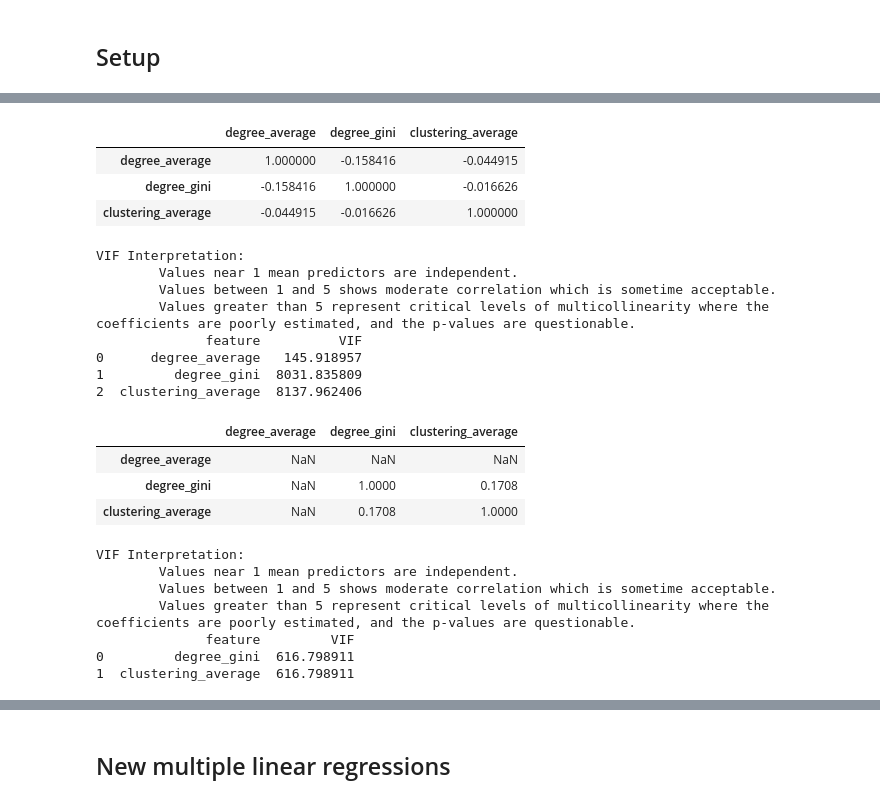
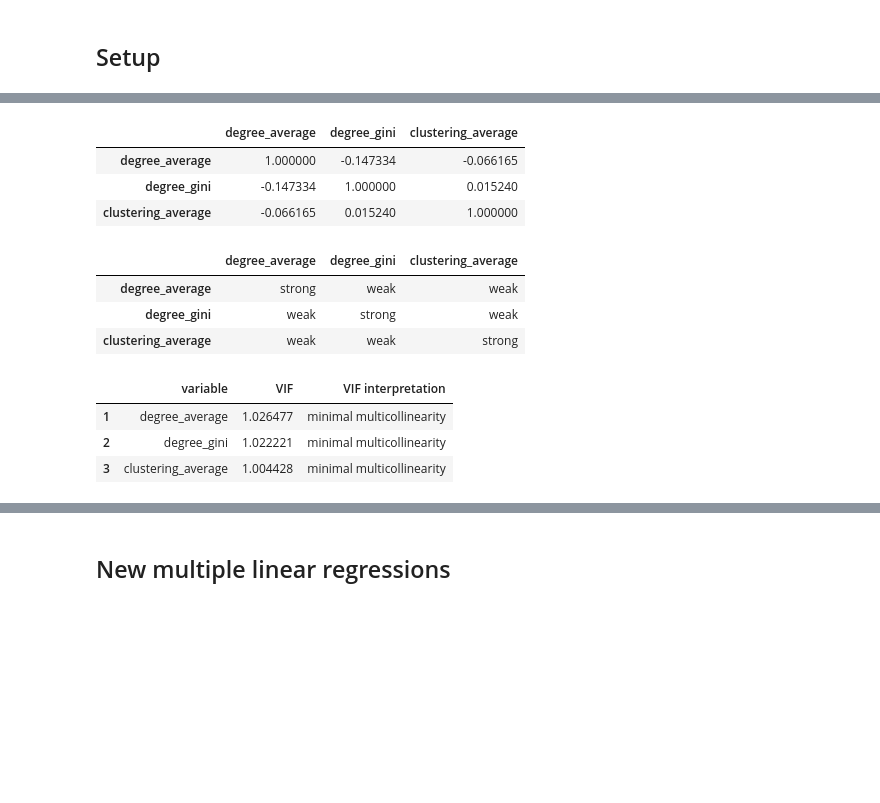
Before and after one commit to HeinDuijf/NetworkInequality, a Jupyter notebook: playground_stats.ipynb, the cells around one changed output, grey strips where cells are left out. Cells and saved outputs as stored; diff of their text form; code cells hidden in the pictures; blank space fills up the shorter version.

Commit message:
reran for larger simulation dataset, fixed vif calculations

```diff
--- a/playground_stats.ipynb
+++ b/playground_stats.ipynb
@@ -60,36 +44,0 @@ def vif(
-# %%
-columns_corr = ["degree_average", "degree_gini",'clustering_average']
-df_densify[columns_corr].corr()
-# %% [output]
-|  | degree_average | degree_gini | clustering_average |
-| degree_average | 1.000000 | -0.158416 | -0.044915 |
-| degree_gini | -0.158416 | 1.000000 | -0.016626 |
-| clustering_average | -0.044915 | -0.016626 | 1.000000 |
-# %%
-vif(df_densify)
-# %% [output]
-VIF Interpretation:
-        Values near 1 mean predictors are independent.
-        Values between 1 and 5 shows moderate correlation which is sometime acceptable.
-        Values greater than 5 represent critical levels of multicollinearity where the coefficients are poorly estimated, and the p-values are questionable.
-              feature          VIF
-0      degree_average   145.918957
-1         degree_gini  8031.835809
-2  clustering_average  8137.962406
-# %%
-df_equalize[columns_corr].corr()
-# %% [output]
-|  | degree_average | degree_gini | clustering_average |
-| degree_average | NaN | NaN | NaN |
-| degree_gini | NaN | 1.0000 | 0.1708 |
-| clustering_average | NaN | 0.1708 | 1.0000 |
-# %%
-vif(df_equalize, columns_corr=["degree_gini", "clustering_average"])
-# %% [output]
-VIF Interpretation:
-        Values near 1 mean predictors are independent.
-        Values between 1 and 5 shows moderate correlation which is sometime acceptable.
-        Values greater than 5 represent critical levels of multicollinearity where the coefficients are poorly estimated, and the p-values are questionable.
-              feature         VIF
-0         degree_gini  616.798911
-1  clustering_average  616.798911
@@ -95,0 +83,42 @@ VIF Interpretation:
+# %%
+def pearson_interpretation(
+      score: float
+) -> str:
+    score_abs = abs(score)
+    if score_abs == 0:
+        return "no "
+    elif score_abs <= 0.3:
+        return "weak"
+    elif score_abs <= 0.5:
+        return "medium"
+    elif score_abs <= 1:
+        return "strong"
+    else:
+        return "error"
+
+def compute_correlations(
+    df: pd.DataFrame,
+    columns_corr: list[str] = ["degree_average", "degree_gini",'clustering_average'],
+) -> None:
+    df_corr = df[columns_corr].corr(method='pearson')
+    display(df_corr)
+    df_corr_interpretation = df_corr.map(pearson_interpretation)
+    display(df_corr_interpretation)
+# %%
+df_densify = pd.read_csv("data/simulation_densify.csv")
+network_features = ["degree_average", "degree_gini","clustering_average"]
+compute_correlations(df_densify, columns_corr=network_features)
+compute_vif(df_densify, columns_corr=network_features)
+# %% [output]
+|  | degree_average | degree_gini | clustering_average |
+| degree_average | 1.000000 | -0.147334 | -0.066165 |
+| degree_gini | -0.147334 | 1.000000 | 0.015240 |
+| clustering_average | -0.066165 | 0.015240 | 1.000000 |
+|  | degree_average | degree_gini | clustering_average |
+| degree_average | strong | weak | weak |
+| degree_gini | weak | strong | weak |
+| clustering_average | weak | weak | strong |
+|  | variable | VIF | VIF interpretation |
+| 1 | degree_average | 1.026477 | minimal multicollinearity |
+| 2 | degree_gini | 1.022221 | minimal multicollinearity |
+| 3 | clustering_average | 1.004428 | minimal multicollinearity |
```
Also changed, not shown: parts of 18 cells of this notebook.
